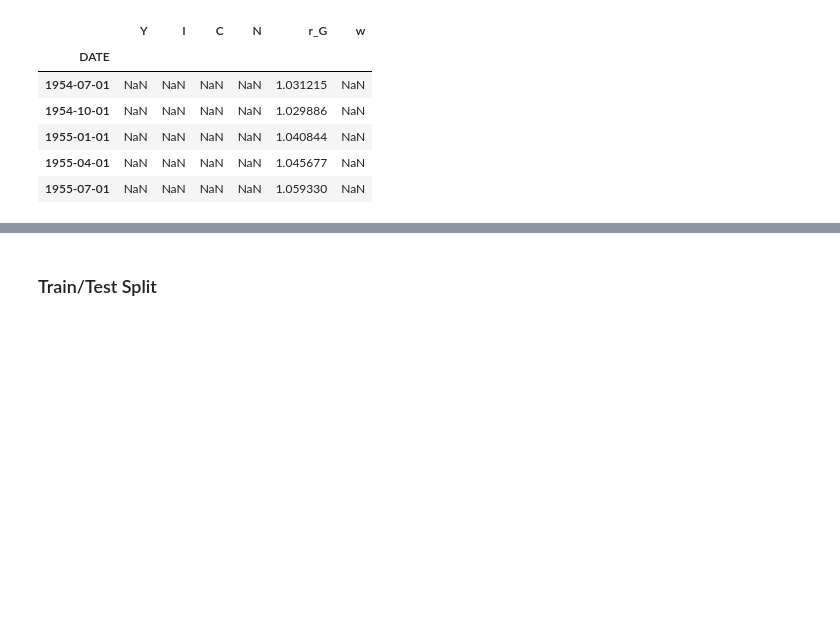
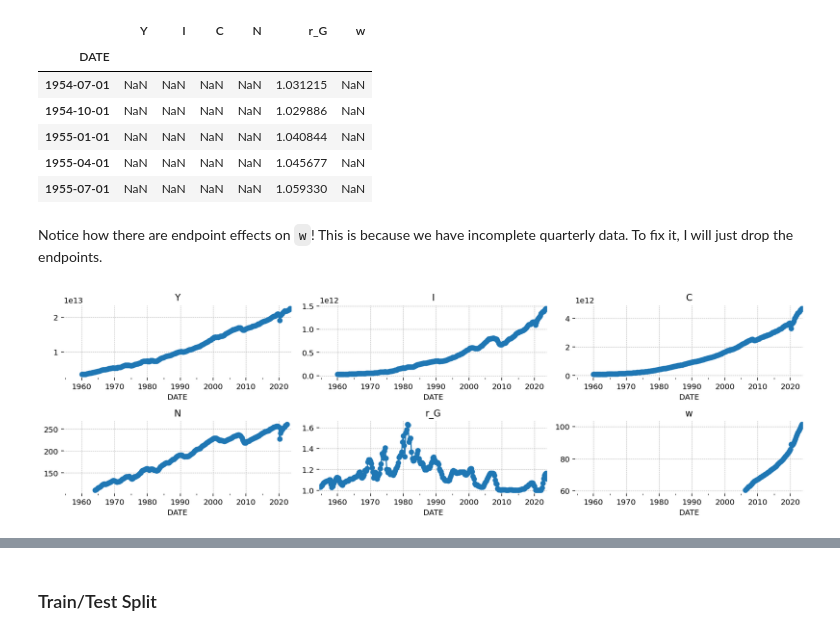
Before and after one commit to jessegrabowski/psme_macro_2023, a Jupyter notebook: Notebooks/TD 10. Project Walkthough.ipynb, the cells around one changed output, grey strips where cells are left out. Saved outputs shown, nothing was run; the diff lists cells and outputs as text; code cells hidden in the pictures; blank space fills up the shorter version.

```diff
--- a/Notebooks/TD 10. Project Walkthough.ipynb
+++ b/Notebooks/TD 10. Project Walkthough.ipynb
@@ -342,3 +350,9 @@ df.head()
 | 1955-01-01 | NaN | NaN | NaN | NaN | 1.040844 | NaN |
 | 1955-04-01 | NaN | NaN | NaN | NaN | 1.045677 | NaN |
 | 1955-07-01 | NaN | NaN | NaN | NaN | 1.059330 | NaN |
+# %% [markdown]
+Notice how there are endpoint effects on `w`! This is because we have incomplete quarterly data. To fix it, I will just drop the endpoints.
+# %%
+plot_df(df, marker='o')
+# %% [output]
+[figure, added]
```
Also changed, not shown: parts of 6 cells of this notebook.
